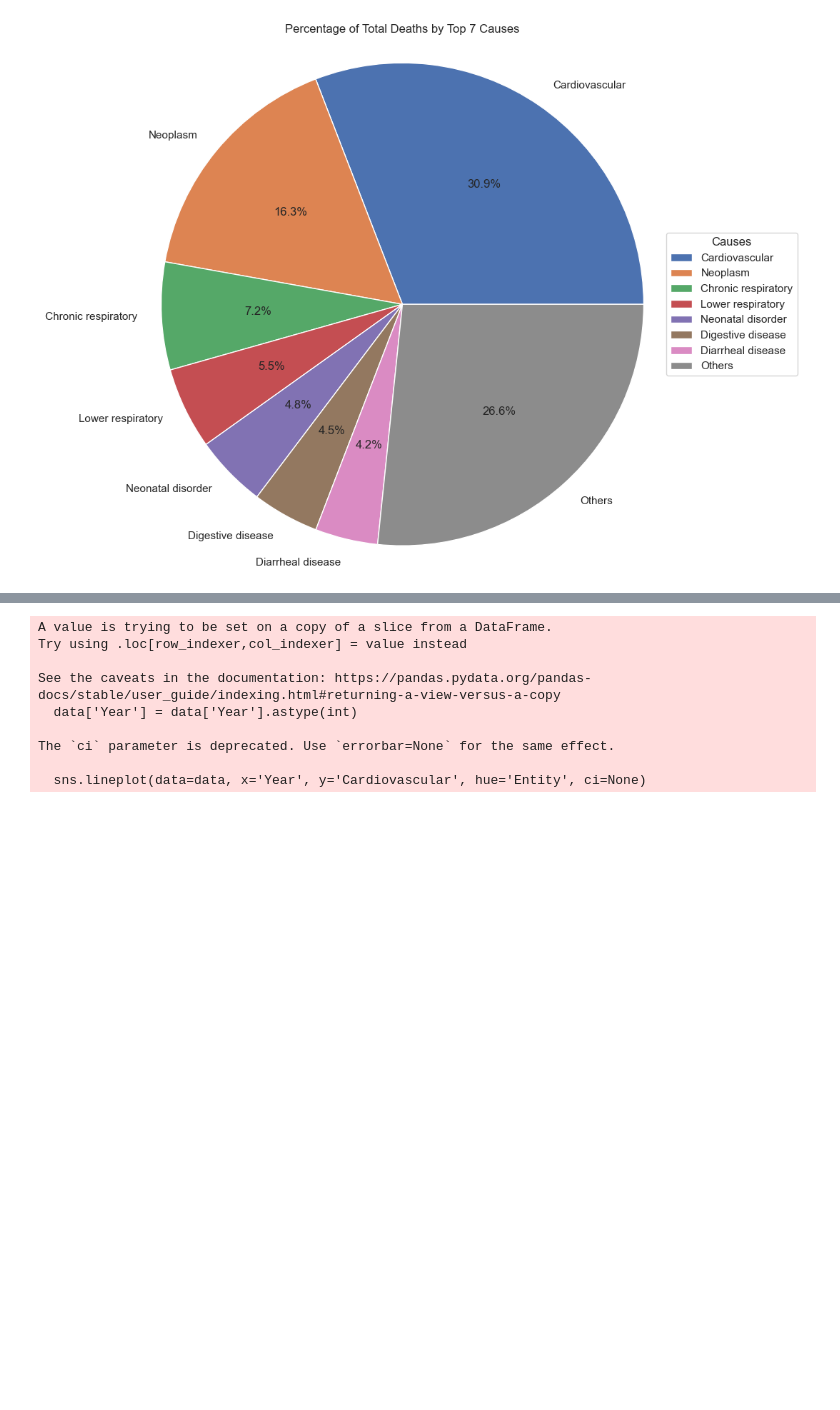
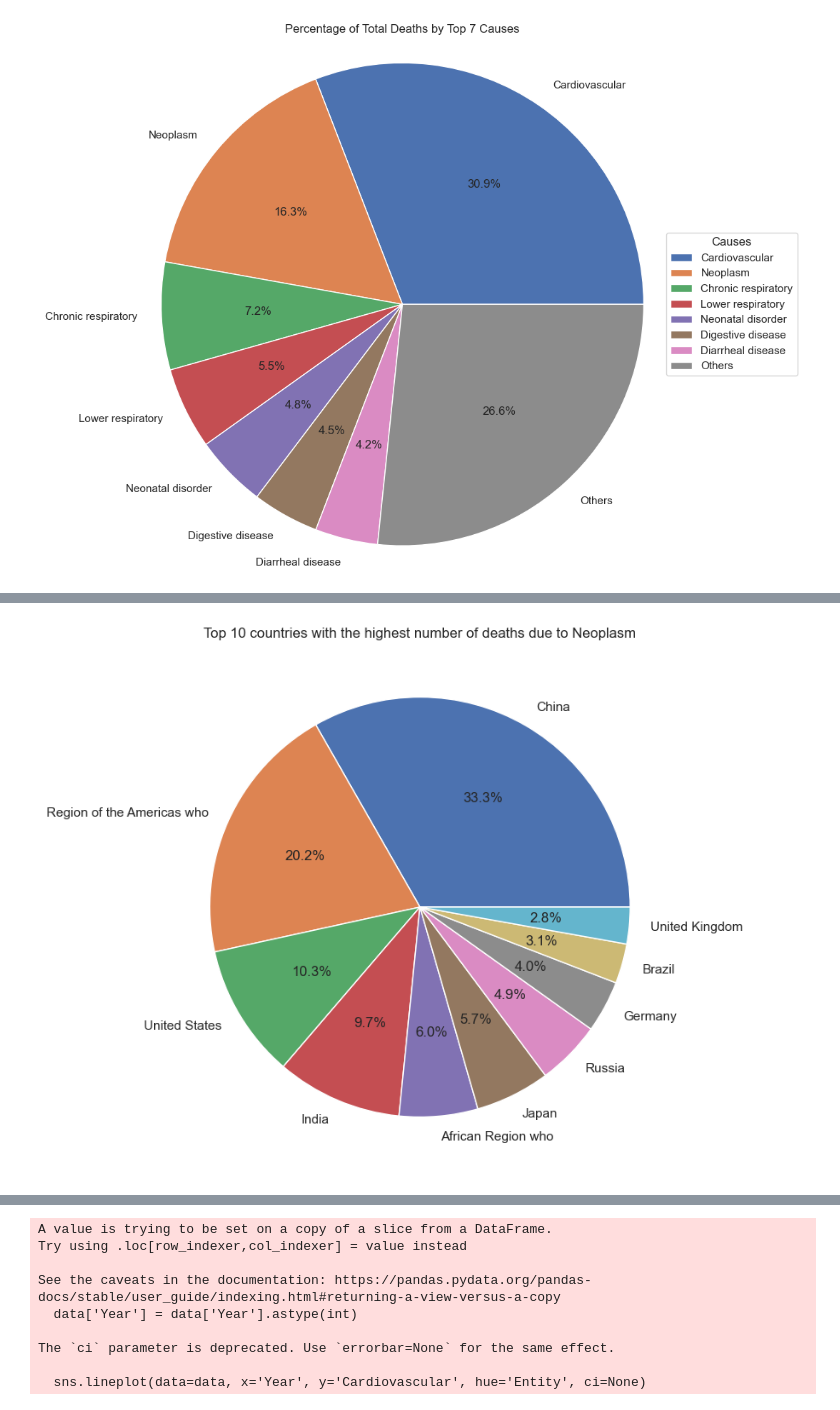
Before and after one commit to hoangvu1806/Analyze-annual-death-data, a Jupyter notebook: analysis.ipynb, the cells around one changed output, grey strips where cells are left out. Saved outputs shown, nothing was run; the diff lists cells and outputs as text; code cells hidden in the pictures; blank space fills up the shorter version.

```diff
--- a/analysis.ipynb
+++ b/analysis.ipynb
@@ -407 +422,17 @@ plt.show()
+# %%
+# Select the cause of death to be analyzed
+cause_of_death = 'Neoplasm'
+
+# Calculate the total number of deaths from the selected cause by country
+df_total_deaths = df_countries.groupby('Entity')[cause_of_death].sum()
+
+# Get the top 10 countries with the most deaths
+top_10_countries = df_total_deaths.nlargest(10)
+
+plt.figure(figsize=(10, 8))
+plt.pie(top_10_countries, labels=top_10_countries.index, autopct='%1.1f%%')
+plt.title('Top 10 countries with the highest number of deaths due to Neoplasm')
+plt.show()
+# %% [output]
+[figure, added]
 # %%
```
Also changed, not shown: parts of 5 cells of this notebook.
